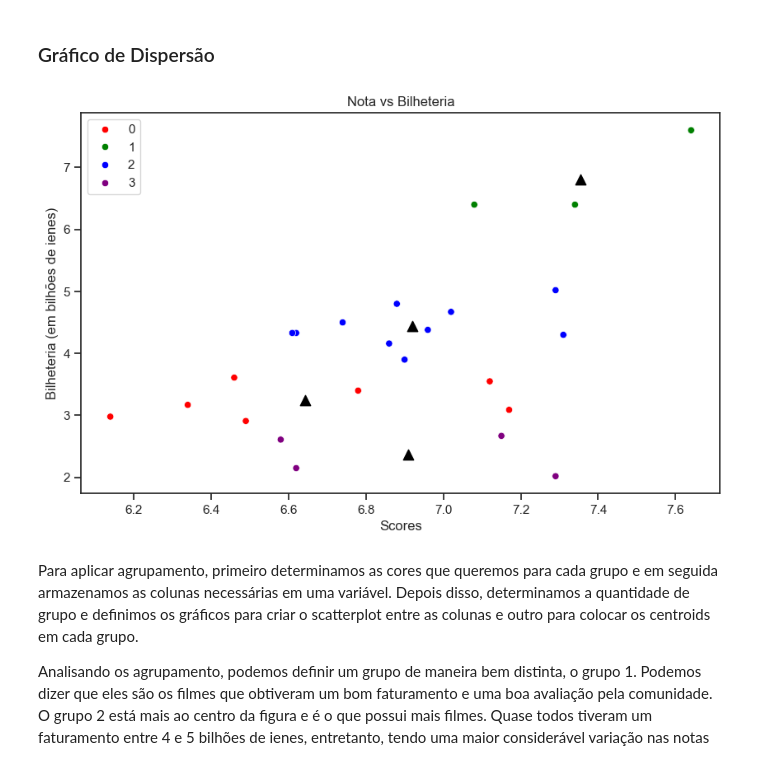
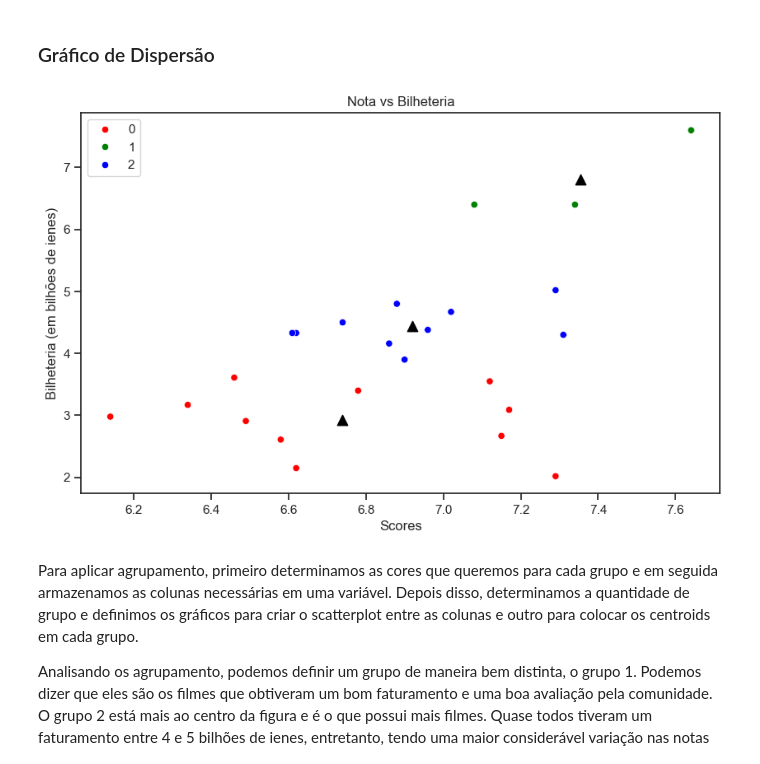
Before and after one commit to samu-3l/Projeto-ICD, a Jupyter notebook: Relatório - Projeto Pokémon.ipynb, the cells around one changed output. Saved outputs shown, nothing was run; the diff lists cells and outputs as text; code cells hidden in the pictures.

```diff
--- a/Relatório - Projeto Pokémon.ipynb
+++ b/Relatório - Projeto Pokémon.ipynb
@@ -522,13 +536,0 @@ Isso fica ainda mais visível sobrepondo os dois gráficos
-# %%
-# Mesmo código, só que sem subplot. Apenas pra comparação.
-
-sns.set(style=None)
-plt.figure(figsize=(10,6))
-
-sns.kdeplot(data=animes_tv, x='score', color='purple', label='Tv', fill=True)
-sns.kdeplot(data=animes_movies, x='score', color='green', label='Filmes', fill=True)
-plt.title("Distribuição das notas")
-plt.xlabel("Notas")
-plt.ylabel('')
-sns.despine(left=True)
-plt.show()
@@ -696,25 +696,25 @@ Com isso, também podemos formar um grupo com o K-Means.
 # %% [markdown]
 ### Gráfico de Dispersão
 # %%
-colors = ['red', 'green', 'blue', 'purple'] # cores para os grupos
+colors = ['red', 'green', 'blue'] # cores para os grupos
 df_group = poke_movies[['score', 'gross']] # colunas que serão usados pra avaliar a dispersão
 
-kmeans = KMeans(n_clusters=4, n_init=10, random_state=42) # definindo a quantidade de grupos
+kmeans = KMeans(n_clusters=3, n_init=10, random_state=42) # definindo a quantidade de grupos
 kmeans.fit(df_group) # máscara
 
 sns.set(style='ticks') # estilo da figura
 plt.figure(figsize=(10, 6))
 sns.scatterplot(data=df_group, x='score', y='gross', hue=kmeans.labels_, palette=colors) # função pra criar o gráfico de dispersão
 centroids = kmeans.cluster_centers_ # definindo os centroids
 plt.scatter(centroids[:,0], centroids[:,1], s=80, marker='^', color='black') # função pra centralizar os centroids
 plt.grid(False) # remover as linhas de background
 
 plt.title("Nota vs Bilheteria") # título
 plt.xlabel("Scores") # nome pro eixo x
 plt.ylabel("Bilheteria (em bilhões de ienes)") # nome pro eixo y
 plt.show() # Mostrar gráfico
 # %% [output]
-[figure, old version]
+[figure, new version]
 # %% [markdown]
 Para aplicar agrupamento, primeiro determinamos as cores que queremos para cada grupo e em seguida armazenamos as colunas necessárias em uma variável. Depois disso, determinamos a quantidade de grupo e definimos os gráficos para criar o scatterplot entre as colunas e outro para colocar os centroids em cada grupo.
 
```
Also changed, not shown: parts of 7 cells of this notebook.
